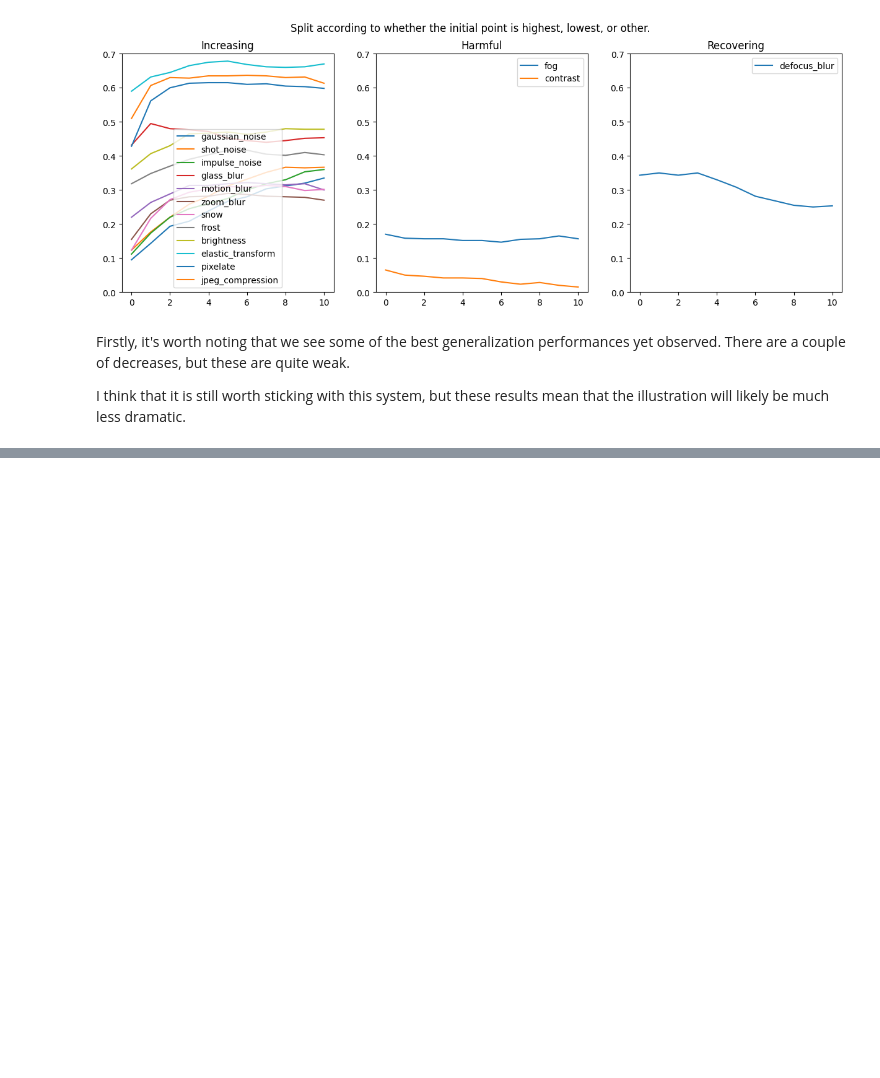
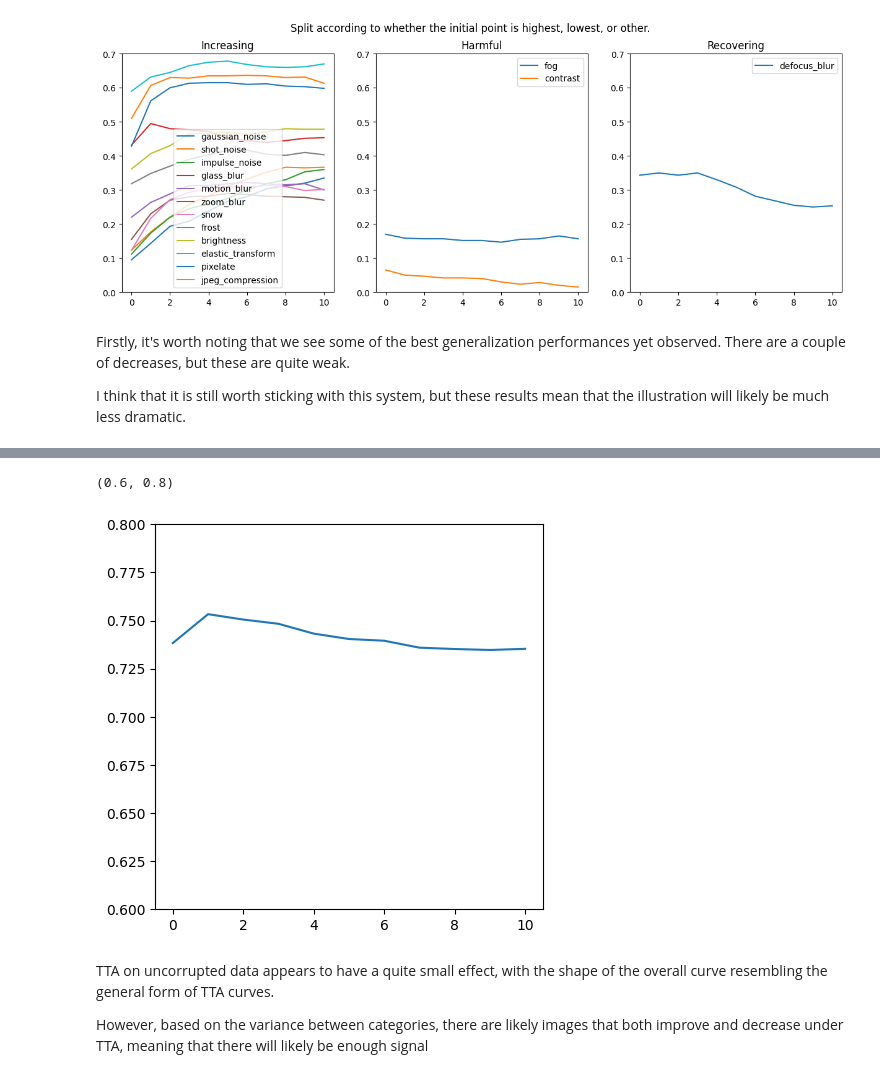
Before and after one commit to lrast/loss_function_learning, a Jupyter notebook: 0.4.5-TTA-checks.ipynb, the cells around one changed output, grey strips where cells are left out. Cells and saved outputs as stored; diff of their text form; code cells hidden in the pictures; blank space fills up the shorter version.

```diff
--- a/0.4.5-TTA-checks.ipynb
+++ b/0.4.5-TTA-checks.ipynb
@@ -255,0 +276,19 @@ I think that it is still worth sticking with this system, but these results mean
+# %%
+running = uncorrupted_TTA.loc[0]
+
+for i, row in uncorrupted_TTA.iterrows():
+    if i != 0:
+        running += row
+# %%
+means = running.drop(['model_name', 'corruption']) / len(uncorrupted_TTA)
+# %%
+ys = [means[f'step{i}'] for i in range(11)]
+plt.plot(range(11), ys)
+plt.ylim([0.6, 0.8])
+# %% [output]
+(0.6, 0.8)
+[figure, added]
+# %% [markdown]
+TTA on uncorrupted data appears to have a quite small effect, with the shape of the overall curve resembling the general form of TTA curves.
+
+However, based on the variance between categories, there are likely images that both improve and decrease under TTA, meaning that there will likely be enough signal
```
Also changed, not shown: parts of 3 cells of this notebook, 5 other files.
